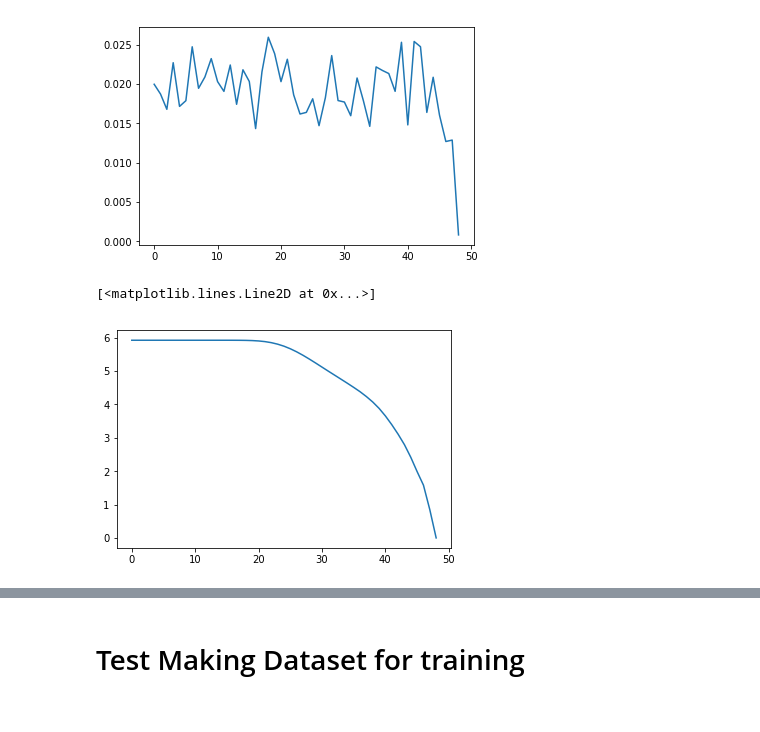
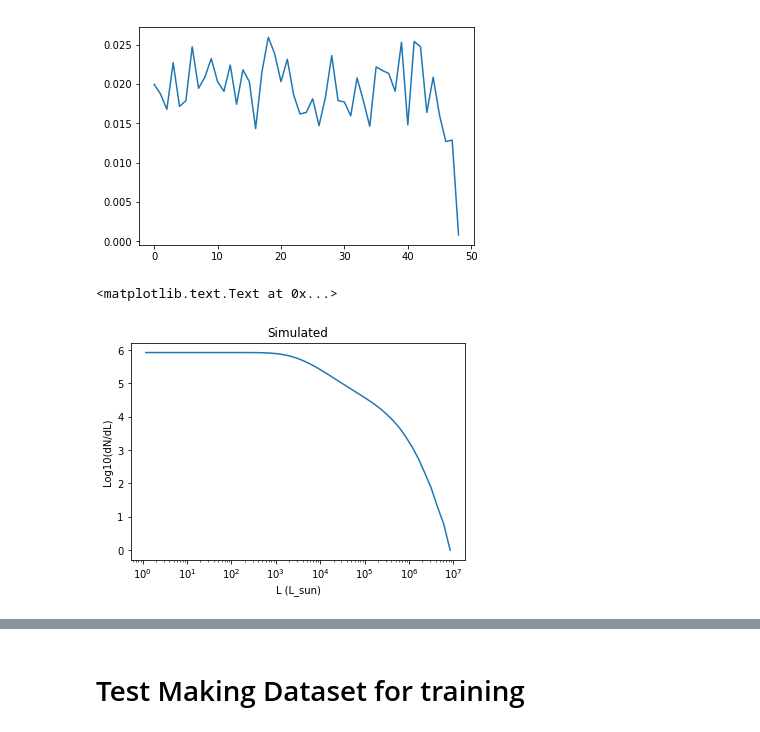
Before and after one commit to dnpfeffer/intensitymap_cnn, a Jupyter notebook: scripts/test_cnn.ipynb, the cells around one changed output, grey strips where cells are left out. Drawn from its saved outputs; the diff is of its cells as text; code cells hidden in the pictures.

```diff
--- a/scripts/test_cnn.ipynb
+++ b/scripts/test_cnn.ipynb
@@ -97,3 +133,17 @@ Epoch 10/10
 <tensorflow.python.keras.callbacks.History at 0x...>
 # %%
 model.save('my_model.h5')
+# %%
+### number of maps to look at in a batch
+batch_size = 10
+steps_per_epoch = 5
+epochs = 5
+
+subFields = lnn.loadBaseFNames(mapLoc)
+base = [mapLoc + s for s in subFields]
+
+dataset = tf.data.Dataset.from_tensor_slices(tf.convert_to_tensor(base))
+dataset = dataset.shuffle(buffer_size=len(base))
+dataset = dataset.map(lambda item: tuple(tf.py_func(lnn.utf8FileToMapAndLum3D, [item], [tf.float64, tf.float64])))
+dataset = dataset.repeat()
+dataset = dataset.batch(batch_size)
@@ -100,5 +180,7 @@ model.save('my_model.h5')
 # %% [markdown]
 # See How Good the Model Is
+# %%
+lumLogBinCents = lnn.loadData(base[152] + '_lum.npz')['logBinCent']
 # %%
 testMap = lnn.fileToMapData(base[152] + '_map.npz')
 testLum = lnn.logLumFunc(lnn.fileToLum(base[152] + '_lum.npz'))
@@ -115,8 +197,11 @@ plt.plot(newLum[0])
 # %% [output]
 [<matplotlib.lines.Line2D at 0x...>]
 [figure]
-# %%
-plt.plot(testLum)
-# %% [output]
-[<matplotlib.lines.Line2D at 0x...>]
-[figure, removed]
+# %%
+plt.semilogx(lumLogBinCents, testLum)
+plt.title('Simulated')
+plt.xlabel('L (L_sun)')
+plt.ylabel('Log10(dN/dL)')
+# %% [output]
+<matplotlib.text.Text at 0x...>
+[figure, added]
```
Also changed, not shown: parts of 21 cells of this notebook, 3 other files.
